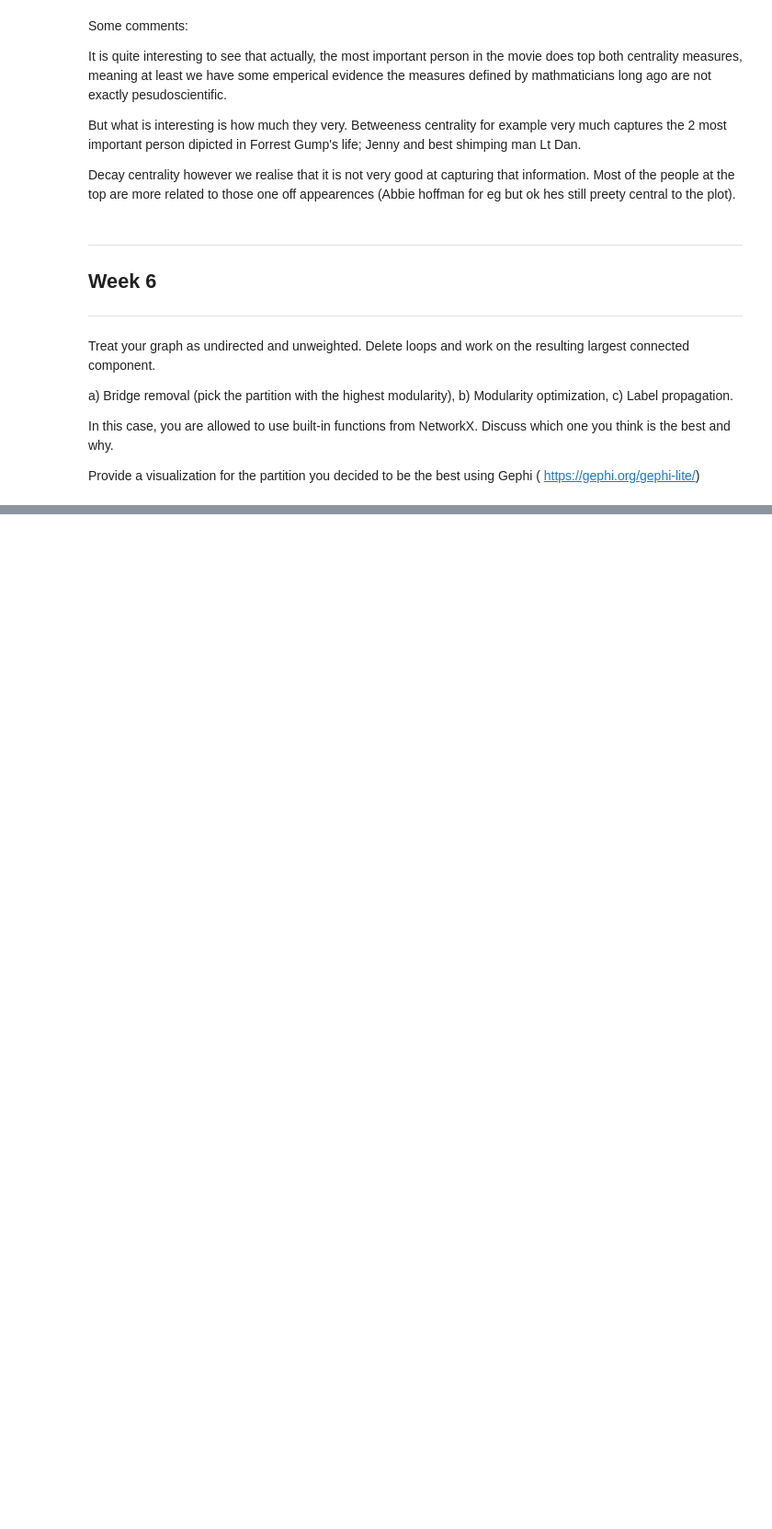
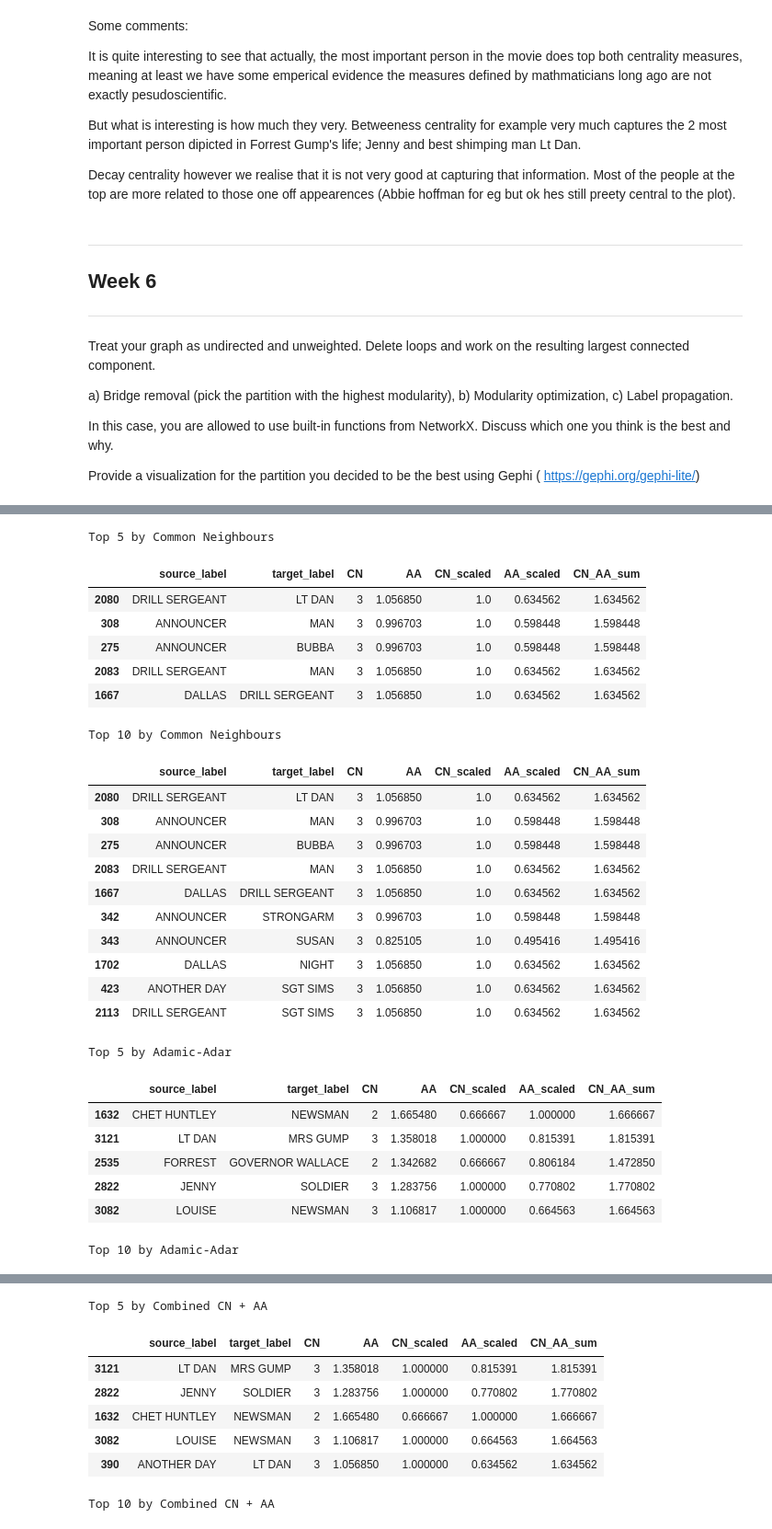
Before and after one commit to bobishgr8/LuissSNA, a Jupyter notebook: proper_intereem_report.ipynb, the cells around one changed output, grey strips where cells are left out. Shown at 92% size. Saved outputs shown, nothing was run; the diff lists cells and outputs as text; code cells hidden in the pictures; blank space fills up the shorter version.

Commit message:
added LAST MIN weeks 1-9

```diff
--- a/proper_intereem_report.ipynb
+++ b/proper_intereem_report.ipynb
@@ -766,0 +1160,3 @@ Provide a visualization for the partition you decided to be the best using Gephi
+# %%
+week7_scores = compute_missing_link_scores(main_graph)
+week7_scores.head()
@@ -766,0 +1170,69 @@ Provide a visualization for the partition you decided to be the best using Gephi
+# %%
+def show_top_missing_links(df, score_col, n=10):
+    cols = [
+        "source_label",
+        "target_label",
+        "CN",
+        "AA",
+        "CN_scaled",
+        "AA_scaled",
+        "CN_AA_sum"
+    ]
+
+    return df.sort_values(score_col, ascending=False).head(n)[cols]
+
+
+top5_CN = show_top_missing_links(week7_scores, "CN", 5)
+top10_CN = show_top_missing_links(week7_scores, "CN", 10)
+
+top5_AA = show_top_missing_links(week7_scores, "AA", 5)
+top10_AA = show_top_missing_links(week7_scores, "AA", 10)
+
+top5_SUM = show_top_missing_links(week7_scores, "CN_AA_sum", 5)
+top10_SUM = show_top_missing_links(week7_scores, "CN_AA_sum", 10)
+
+print("Top 5 by Common Neighbours")
+display(top5_CN)
+
+print("Top 10 by Common Neighbours")
+display(top10_CN)
+
+print("Top 5 by Adamic-Adar")
+display(top5_AA)
+
+print("Top 10 by Adamic-Adar")
+display(top10_AA)
+
+print("Top 5 by Combined CN + AA")
+display(top5_SUM)
+
+print("Top 10 by Combined CN + AA")
+display(top10_SUM)
+# %% [output]
+Top 5 by Common Neighbours
+|  | source_label | target_label | CN | AA | CN_scaled | AA_scaled | CN_AA_sum |
+| 2080 | DRILL SERGEANT | LT DAN | 3 | 1.056850 | 1.0 | 0.634562 | 1.634562 |
+| 308 | ANNOUNCER | MAN | 3 | 0.996703 | 1.0 | 0.598448 | 1.598448 |
+| 275 | ANNOUNCER | BUBBA | 3 | 0.996703 | 1.0 | 0.598448 | 1.598448 |
+| 2083 | DRILL SERGEANT | MAN | 3 | 1.056850 | 1.0 | 0.634562 | 1.634562 |
+| 1667 | DALLAS | DRILL SERGEANT | 3 | 1.056850 | 1.0 | 0.634562 | 1.634562 |
+Top 10 by Common Neighbours
+|  | source_label | target_label | CN | AA | CN_scaled | AA_scaled | CN_AA_sum |
+| 2080 | DRILL SERGEANT | LT DAN | 3 | 1.056850 | 1.0 | 0.634562 | 1.634562 |
+| 308 | ANNOUNCER | MAN | 3 | 0.996703 | 1.0 | 0.598448 | 1.598448 |
+| 275 | ANNOUNCER | BUBBA | 3 | 0.996703 | 1.0 | 0.598448 | 1.598448 |
+| 2083 | DRILL SERGEANT | MAN | 3 | 1.056850 | 1.0 | 0.634562 | 1.634562 |
+| 1667 | DALLAS | DRILL SERGEANT | 3 | 1.056850 | 1.0 | 0.634562 | 1.634562 |
+| 342 | ANNOUNCER | STRONGARM | 3 | 0.996703 | 1.0 | 0.598448 | 1.598448 |
+| 343 | ANNOUNCER | SUSAN | 3 | 0.825105 | 1.0 | 0.495416 | 1.495416 |
+| 1702 | DALLAS | NIGHT | 3 | 1.056850 | 1.0 | 0.634562 | 1.634562 |
+| 423 | ANOTHER DAY | SGT SIMS | 3 | 1.056850 | 1.0 | 0.634562 | 1.634562 |
+| 2113 | DRILL SERGEANT | SGT SIMS | 3 | 1.056850 | 1.0 | 0.634562 | 1.634562 |
+Top 5 by Adamic-Adar
+|  | source_label | target_label | CN | AA | CN_scaled | AA_scaled | CN_AA_sum |
+| 1632 | CHET HUNTLEY | NEWSMAN | 2 | 1.665480 | 0.666667 | 1.000000 | 1.666667 |
+| 3121 | LT DAN | MRS GUMP | 3 | 1.358018 | 1.000000 | 0.815391 | 1.815391 |
+| 2535 | FORREST | GOVERNOR WALLACE | 2 | 1.342682 | 0.666667 | 0.806184 | 1.472850 |
+| 2822 | JENNY | SOLDIER | 3 | 1.283756 | 1.000000 | 0.770802 | 1.770802 |
+| 3082 | LOUISE | NEWSMAN | 3 | 1.106817 | 1.000000 | 0.664563 | 1.664563 |
+Top 10 by Adamic-Adar
@@ -766,0 +1250,8 @@ Provide a visualization for the partition you decided to be the best using Gephi
+Top 5 by Combined CN + AA
+|  | source_label | target_label | CN | AA | CN_scaled | AA_scaled | CN_AA_sum |
+| 3121 | LT DAN | MRS GUMP | 3 | 1.358018 | 1.000000 | 0.815391 | 1.815391 |
+| 2822 | JENNY | SOLDIER | 3 | 1.283756 | 1.000000 | 0.770802 | 1.770802 |
+| 1632 | CHET HUNTLEY | NEWSMAN | 2 | 1.665480 | 0.666667 | 1.000000 | 1.666667 |
+| 3082 | LOUISE | NEWSMAN | 3 | 1.106817 | 1.000000 | 0.664563 | 1.664563 |
+| 390 | ANOTHER DAY | LT DAN | 3 | 1.056850 | 1.000000 | 0.634562 | 1.634562 |
+Top 10 by Combined CN + AA
```
Also changed, not shown: parts of 25 cells of this notebook.
